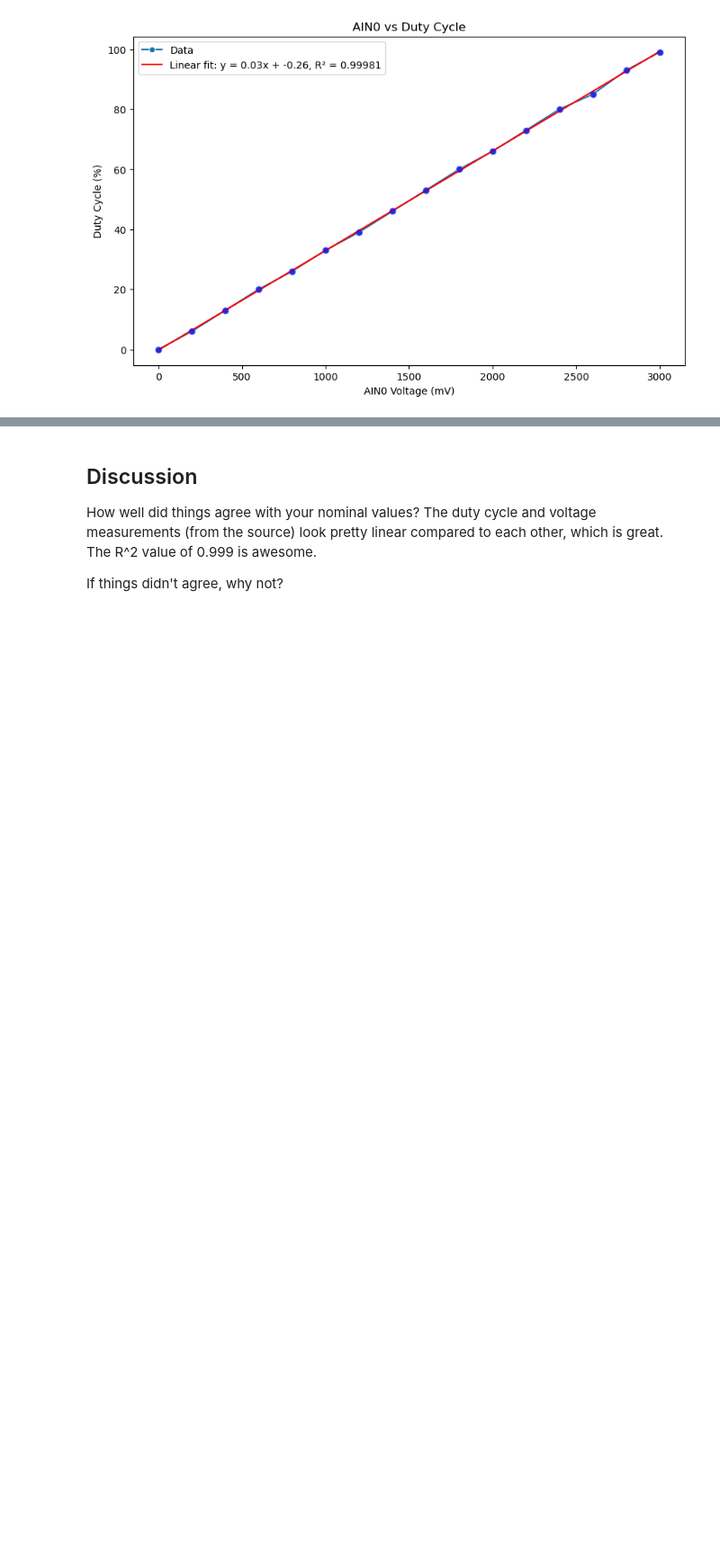
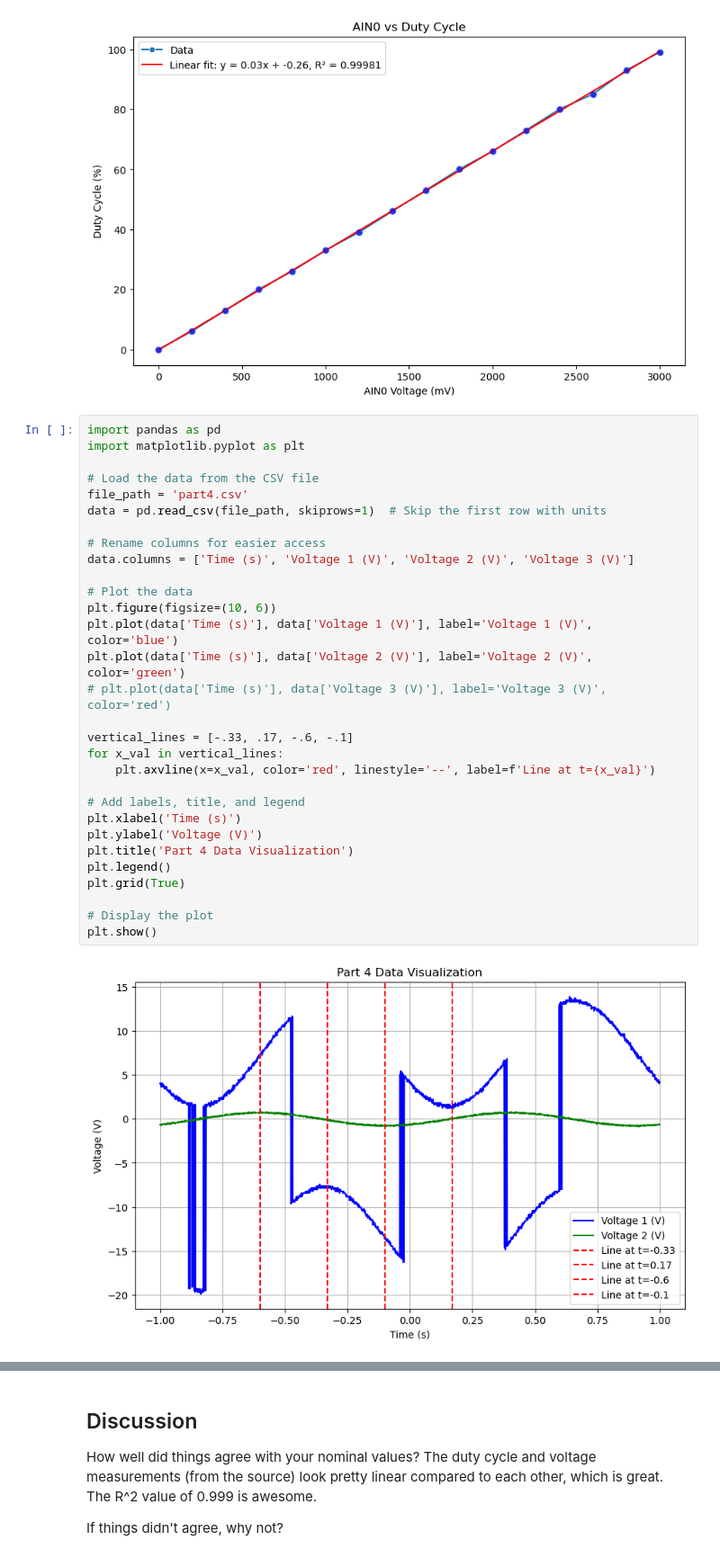
Before and after one commit to jamesmu03/zephyr-hrm, a Jupyter notebook: testing/technical_report.ipynb, the cells around one changed output, grey strips where cells are left out. Shown at 90% size. Cells and saved outputs as stored; diff of their text form; blank space fills up the shorter version.

```diff
--- a/testing/technical_report.ipynb
+++ b/testing/technical_report.ipynb
@@ -298,3 +298,35 @@ plot_with_fit(data['AIN0 Voltage (mV)'], data['Duty Cycle (%)'], 'AIN0 Voltage (
 # kjjplot_with_fit(data['AIN1 Voltage'], data['Ontime (s)'], 'AIN1 Voltage', 'LED1 Ontime (s)', 'AIN1 vs Ontime')
 # %% [output]
 [figure]
+# %%
+import pandas as pd
+import matplotlib.pyplot as plt
+
+# Load the data from the CSV file
+file_path = 'part4.csv'
+data = pd.read_csv(file_path, skiprows=1)  # Skip the first row with units
+
+# Rename columns for easier access
+data.columns = ['Time (s)', 'Voltage 1 (V)', 'Voltage 2 (V)', 'Voltage 3 (V)']
+
+# Plot the data
+plt.figure(figsize=(10, 6))
+plt.plot(data['Time (s)'], data['Voltage 1 (V)'], label='Voltage 1 (V)', color='blue')
+plt.plot(data['Time (s)'], data['Voltage 2 (V)'], label='Voltage 2 (V)', color='green')
+# plt.plot(data['Time (s)'], data['Voltage 3 (V)'], label='Voltage 3 (V)', color='red')
+
+vertical_lines = [-.33, .17, -.6, -.1]
+for x_val in vertical_lines:
+    plt.axvline(x=x_val, color='red', linestyle='--', label=f'Line at t={x_val}')
+
+# Add labels, title, and legend
+plt.xlabel('Time (s)')
+plt.ylabel('Voltage (V)')
+plt.title('Part 4 Data Visualization')
+plt.legend()
+plt.grid(True)
+
+# Display the plot
+plt.show()
+# %% [output]
+[figure, added]
```
Also changed, not shown: parts of 1 cell of this notebook, 2 other files.
